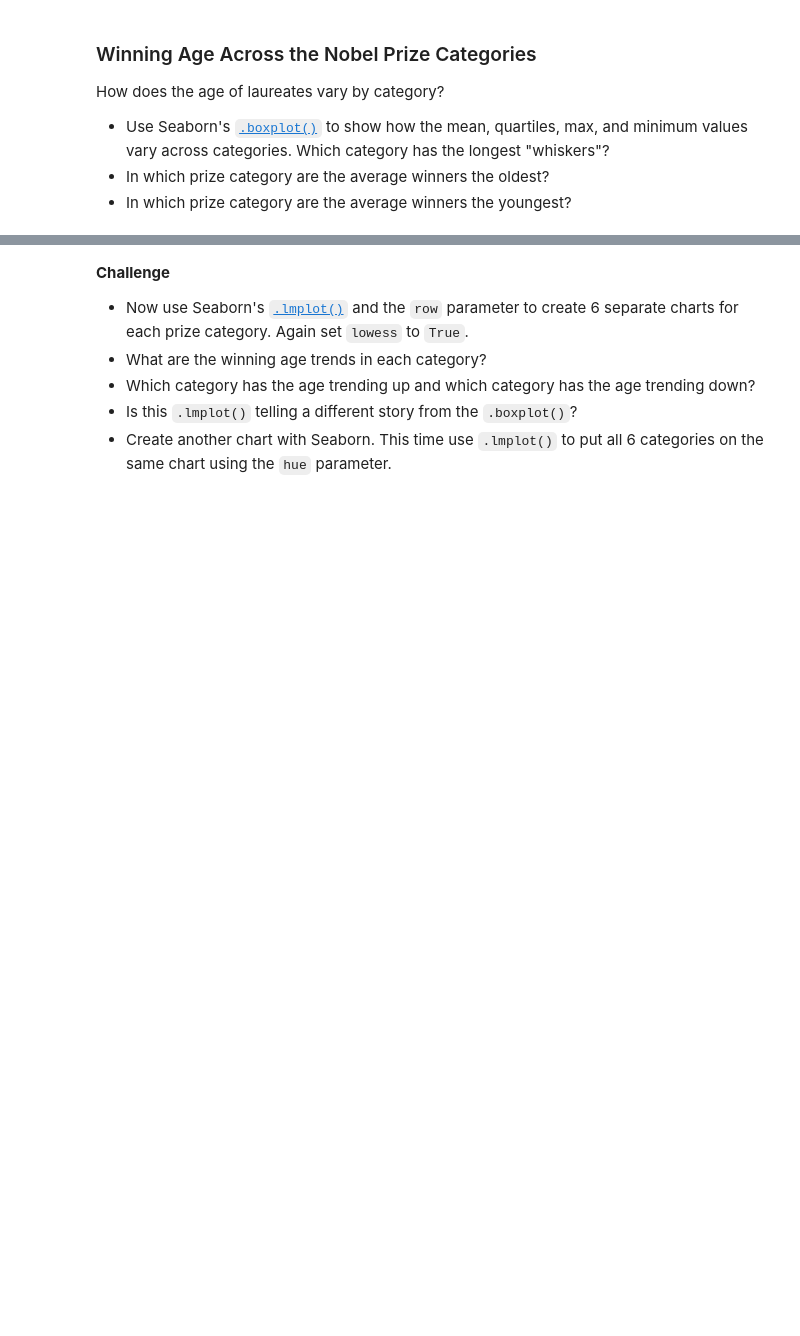
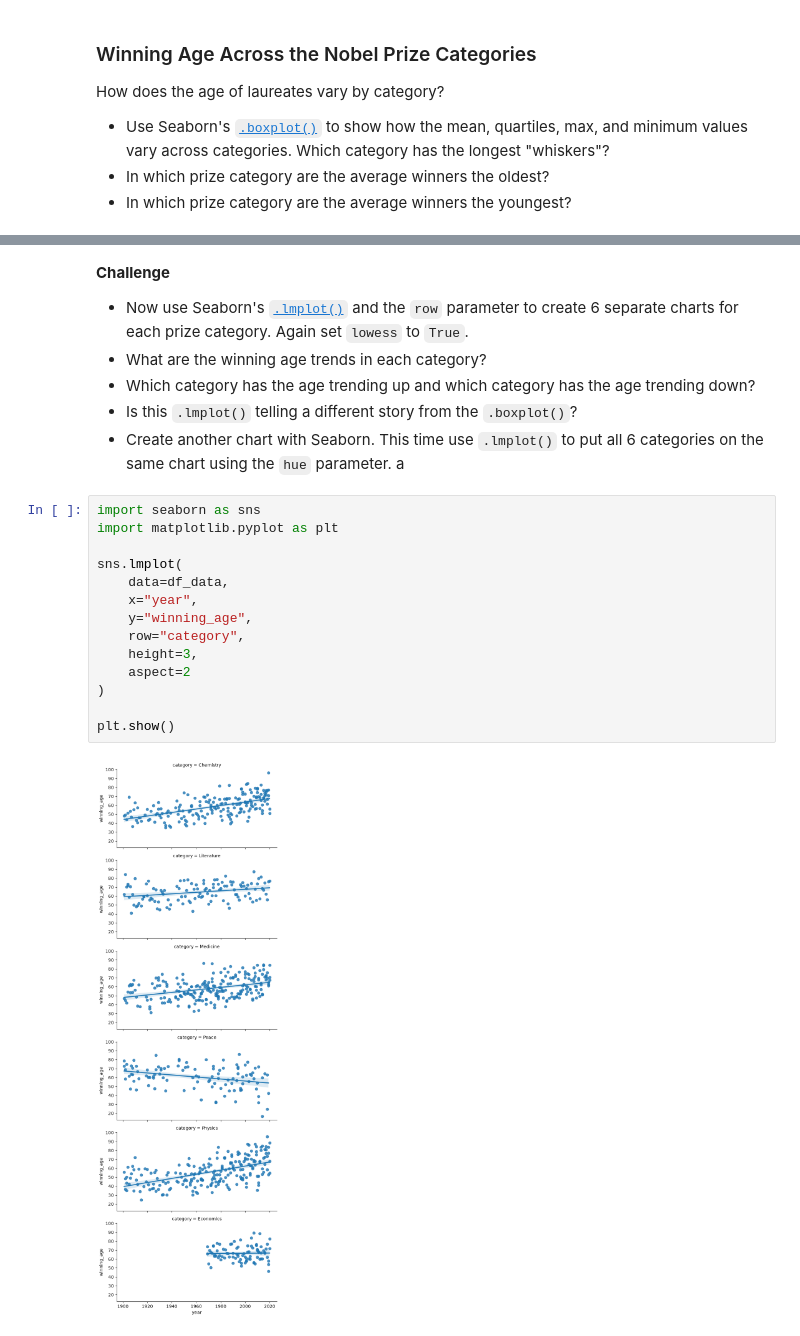
Before and after one commit to Aman88600/100-days-of-code, a Jupyter notebook: Day_79/Nobel+Prize+Analysis+Start/Nobel_Prize_Analysis_(start).ipynb, the cells around one changed output, grey strips where cells are left out. Saved outputs shown, nothing was run; the diff lists cells and outputs as text; blank space fills up the shorter version.

```diff
--- a/Day_79/Nobel+Prize+Analysis+Start/Nobel_Prize_Analysis_(start).ipynb
+++ b/Day_79/Nobel+Prize+Analysis+Start/Nobel_Prize_Analysis_(start).ipynb
@@ -1225,4 +1322,20 @@ How does the age of laureates vary by category?
 * What are the winning age trends in each category?
 * Which category has the age trending up and which category has the age trending down?
 * Is this `.lmplot()` telling a different story from the `.boxplot()`?
-* Create another chart with Seaborn. This time use `.lmplot()` to put all 6 categories on the same chart using the `hue` parameter.
+* Create another chart with Seaborn. This time use `.lmplot()` to put all 6 categories on the same chart using the `hue` parameter. a
+# %%
+import seaborn as sns
+import matplotlib.pyplot as plt
+
+sns.lmplot(
+    data=df_data,
+    x="year",
+    y="winning_age",
+    row="category",
+    height=3,
+    aspect=2
+)
+
+plt.show()
+# %% [output]
+[figure, added]
```
Also changed, not shown: parts of 4 cells of this notebook.
